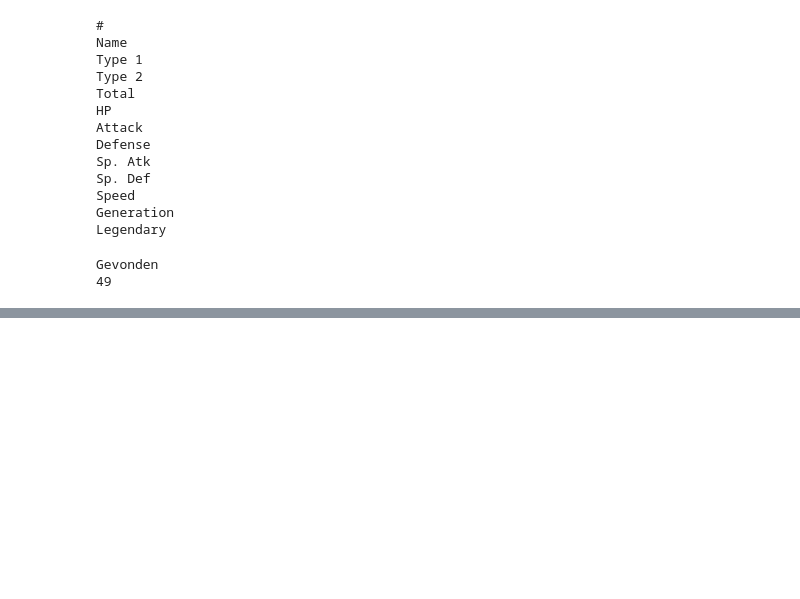
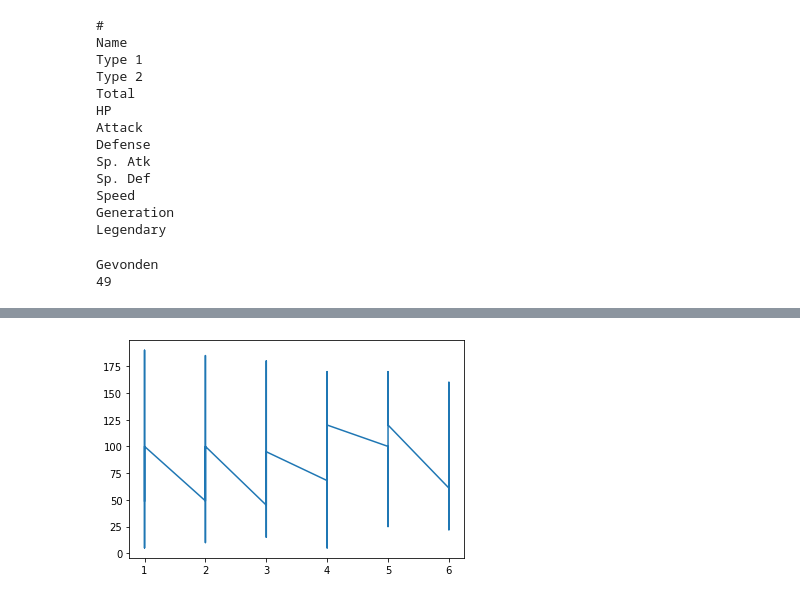
Before and after one commit to FelixvL/pythonnaardatabaseolc2207, a Jupyter notebook: Untitled.ipynb, the cells around one changed output, grey strips where cells are left out. Drawn from its saved outputs; the diff is of its cells as text; code cells hidden in the pictures; blank space fills up the shorter version.

```diff
--- a/Untitled.ipynb
+++ b/Untitled.ipynb
@@ -100,0 +117,7 @@ Gevonden
+# %%
+import matplotlib.pyplot as plt
+fig, ax = plt.subplots()
+ax.plot(df["Generation"],df["Attack"])
+plt.show()
+# %% [output]
+[figure, added]
```
Also changed, not shown: parts of 5 cells of this notebook.
